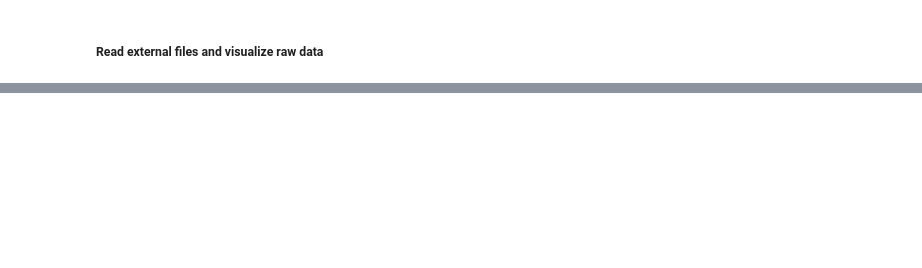
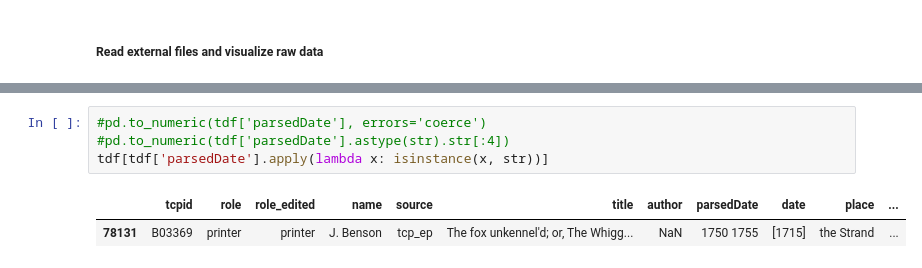
Before and after one commit to ABasu/earlyprint, a Jupyter notebook: ep_printer_metadata_production.ipynb, the cells around one changed output, grey strips where cells are left out. Drawn from its saved outputs; the diff is of its cells as text; blank space fills up the shorter version.

```diff
--- a/ep_printer_metadata_production.ipynb
+++ b/ep_printer_metadata_production.ipynb
@@ -321,0 +348,7 @@ substitution_cost('y', 'i')
+# %%
+#pd.to_numeric(tdf['parsedDate'], errors='coerce')
+#pd.to_numeric(tdf['parsedDate'].astype(str).str[:4])
+tdf[tdf['parsedDate'].apply(lambda x: isinstance(x, str))]
+# %% [output]
+|  | tcpid | role | role_edited | name | source | title | author | parsedDate | date | place | ... |
+| 78131 | B03369 | printer | printer | J. Benson | tcp_ep | The fox unkennel'd; or, The Whigg... | NaN | 1750 1755 | [1715] | the Strand | ... |
```
Also changed, not shown: parts of 11 cells of this notebook, 2 other files.
